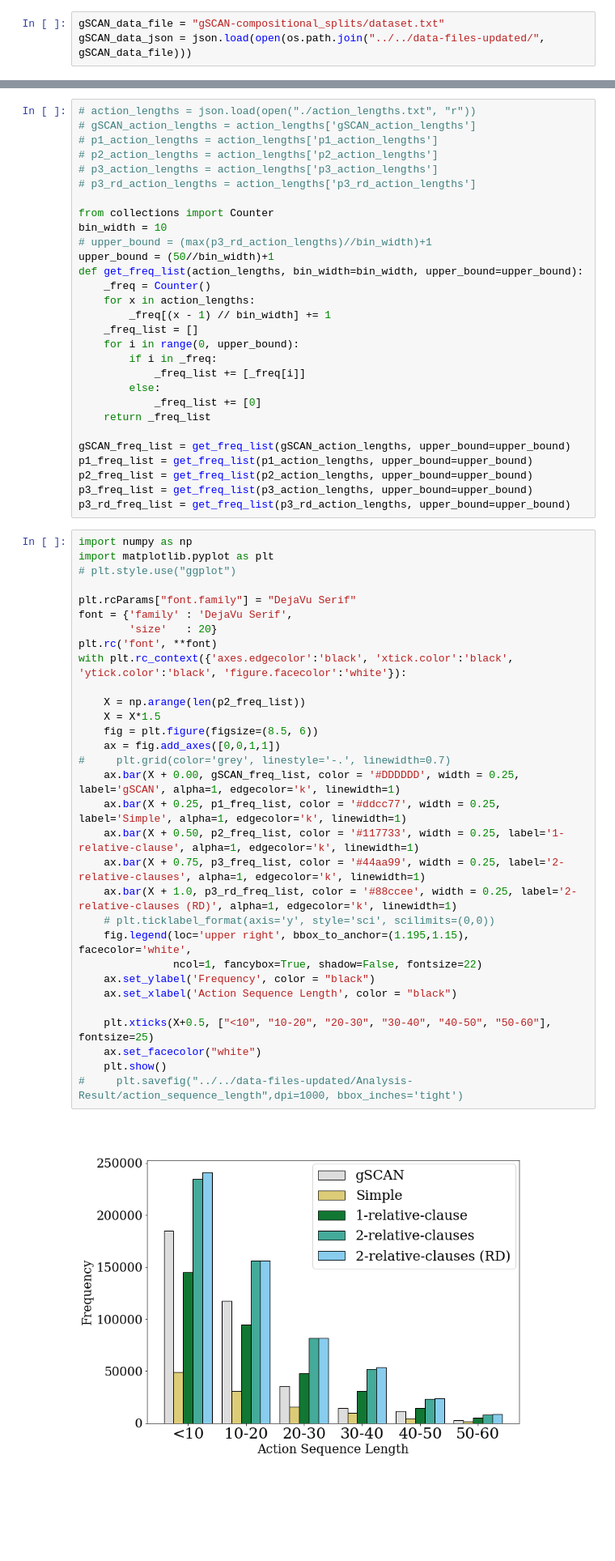
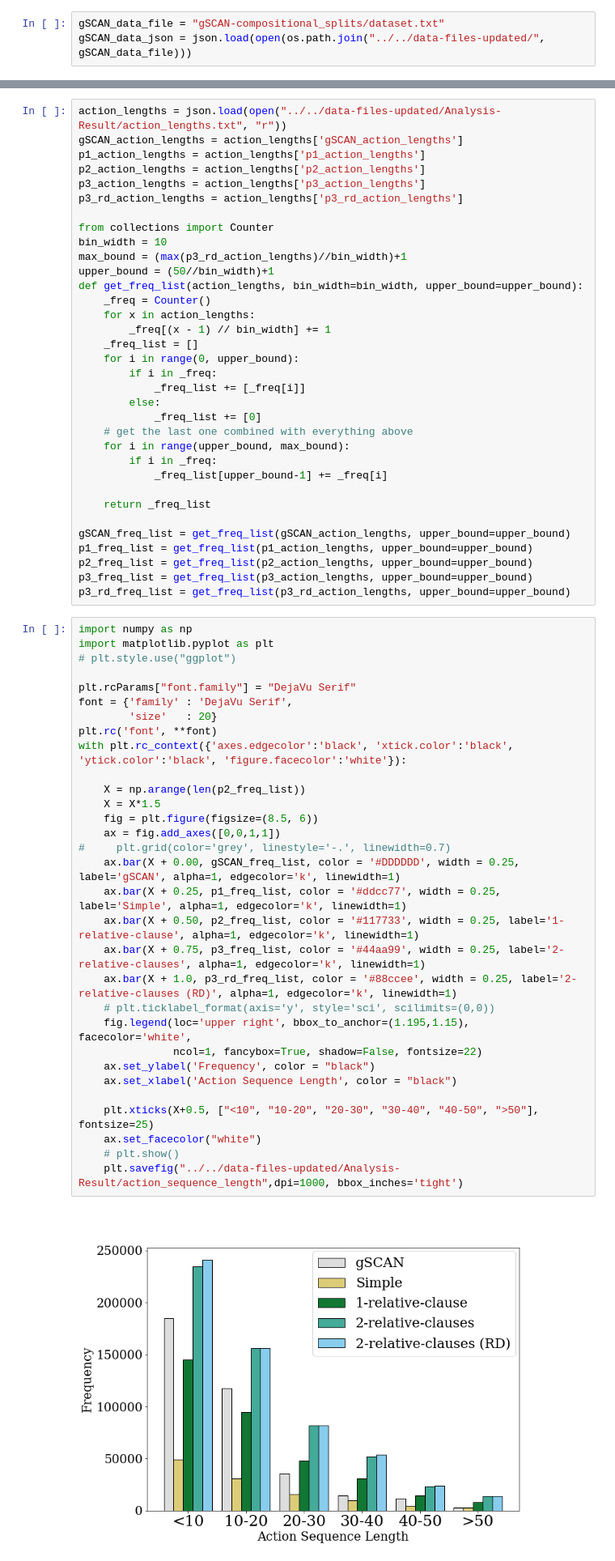
Before and after one commit to frankaging/Reason-SCAN, a Jupyter notebook: code/dataset/ReaSCAN-analysis.ipynb, the cells around one changed output, grey strips where cells are left out. Shown at 81% size. Drawn from its saved outputs; the diff is of its cells as text; blank space fills up the shorter version.

```diff
--- a/code/dataset/ReaSCAN-analysis.ipynb
+++ b/code/dataset/ReaSCAN-analysis.ipynb
@@ -132,16 +132,16 @@ action_lengths = {
 with open("../../data-files-updated/Analysis-Result/action_lengths.txt", "w") as fd:
     json.dump(action_lengths, fd, indent=4)
 # %%
-# action_lengths = json.load(open("./action_lengths.txt", "r"))
-# gSCAN_action_lengths = action_lengths['gSCAN_action_lengths']
-# p1_action_lengths = action_lengths['p1_action_lengths']
-# p2_action_lengths = action_lengths['p2_action_lengths']
-# p3_action_lengths = action_lengths['p3_action_lengths']
-# p3_rd_action_lengths = action_lengths['p3_rd_action_lengths']
+action_lengths = json.load(open("../../data-files-updated/Analysis-Result/action_lengths.txt", "r"))
+gSCAN_action_lengths = action_lengths['gSCAN_action_lengths']
+p1_action_lengths = action_lengths['p1_action_lengths']
+p2_action_lengths = action_lengths['p2_action_lengths']
+p3_action_lengths = action_lengths['p3_action_lengths']
+p3_rd_action_lengths = action_lengths['p3_rd_action_lengths']
 
 from collections import Counter
 bin_width = 10
-# upper_bound = (max(p3_rd_action_lengths)//bin_width)+1
+max_bound = (max(p3_rd_action_lengths)//bin_width)+1
 upper_bound = (50//bin_width)+1
 def get_freq_list(action_lengths, bin_width=bin_width, upper_bound=upper_bound):
     _freq = Counter()
@@ -153,6 +153,11 @@ def get_freq_list(action_lengths, bin_width=bin_width, upper_bound=upper_bound):
             _freq_list += [_freq[i]]
         else:
             _freq_list += [0]
+    # get the last one combined with everything above
+    for i in range(upper_bound, max_bound):
+        if i in _freq:
+            _freq_list[upper_bound-1] += _freq[i]
+
     return _freq_list
 
 gSCAN_freq_list = get_freq_list(gSCAN_action_lengths, upper_bound=upper_bound)
@@ -163,36 +168,36 @@ p3_rd_freq_list = get_freq_list(p3_rd_action_lengths, upper_bound=upper_bound)
 # %%
 import numpy as np
 import matplotlib.pyplot as plt
 # plt.style.use("ggplot")
 
 plt.rcParams["font.family"] = "DejaVu Serif"
 font = {'family' : 'DejaVu Serif',
         'size'   : 20}
 plt.rc('font', **font)
 with plt.rc_context({'axes.edgecolor':'black', 'xtick.color':'black', 'ytick.color':'black', 'figure.facecolor':'white'}):
 
     X = np.arange(len(p2_freq_list))
     X = X*1.5
     fig = plt.figure(figsize=(8.5, 6))
     ax = fig.add_axes([0,0,1,1])
 #     plt.grid(color='grey', linestyle='-.', linewidth=0.7)
     ax.bar(X + 0.00, gSCAN_freq_list, color = '#DDDDDD', width = 0.25, label='gSCAN', alpha=1, edgecolor='k', linewidth=1)
     ax.bar(X + 0.25, p1_freq_list, color = '#ddcc77', width = 0.25, label='Simple', alpha=1, edgecolor='k', linewidth=1)
     ax.bar(X + 0.50, p2_freq_list, color = '#117733', width = 0.25, label='1-relative-clause', alpha=1, edgecolor='k', linewidth=1)
     ax.bar(X + 0.75, p3_freq_list, color = '#44aa99', width = 0.25, label='2-relative-clauses', alpha=1, edgecolor='k', linewidth=1)
     ax.bar(X + 1.0, p3_rd_freq_list, color = '#88ccee', width = 0.25, label='2-relative-clauses (RD)', alpha=1, edgecolor='k', linewidth=1)
     # plt.ticklabel_format(axis='y', style='sci', scilimits=(0,0))
     fig.legend(loc='upper right', bbox_to_anchor=(1.195,1.15), facecolor='white',
                ncol=1, fancybox=True, shadow=False, fontsize=22)
     ax.set_ylabel('Frequency', color = "black")
     ax.set_xlabel('Action Sequence Length', color = "black")
 
-    plt.xticks(X+0.5, ["<10", "10-20", "20-30", "30-40", "40-50", "50-60"], fontsize=25)
+    plt.xticks(X+0.5, ["<10", "10-20", "20-30", "30-40", "40-50", ">50"], fontsize=25)
     ax.set_facecolor("white")
-    plt.show()
-#     plt.savefig("../../data-files-updated/Analysis-Result/action_sequence_length",dpi=1000, bbox_inches='tight')
+    # plt.show()
+    plt.savefig("../../data-files-updated/Analysis-Result/action_sequence_length",dpi=1000, bbox_inches='tight')
 # %% [output]
-[figure, old version]
+[figure, new version]
 # %% [markdown]
 # ReaSCAN Analyses
 This file contains statistics analysis of the generated ReaSCAN by comparing to gSCAN.
```
